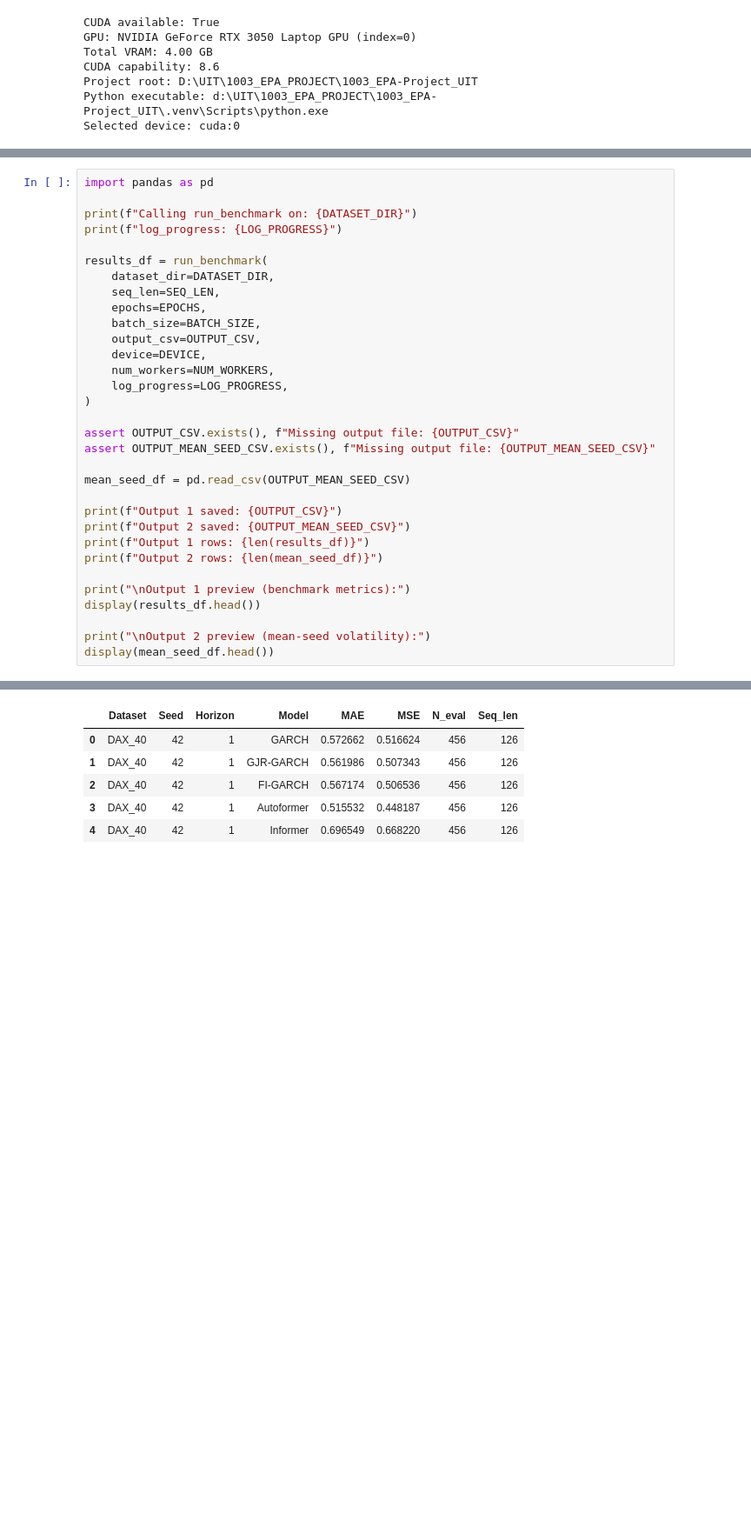
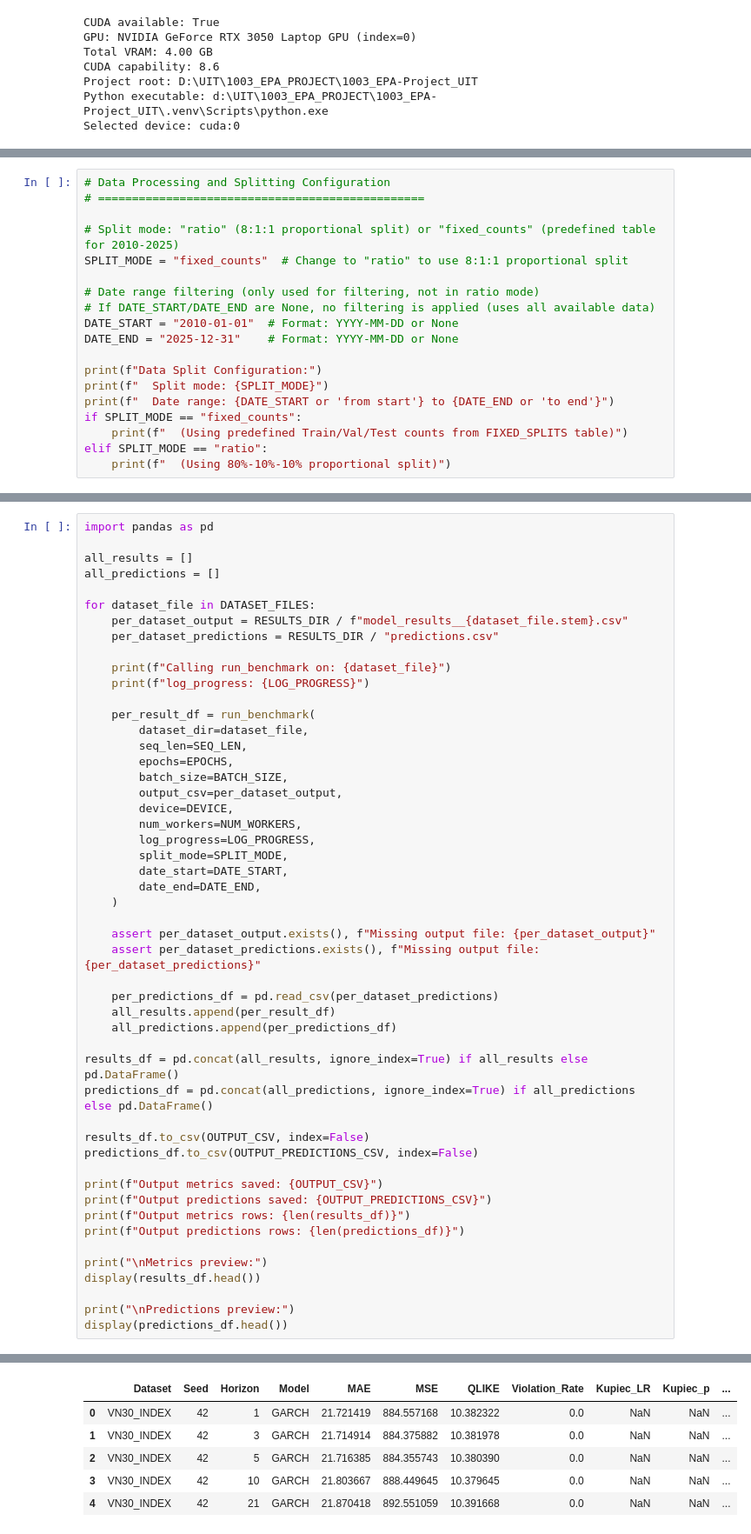
Before and after one commit to nhanbayern/1003_EPA-Project_UIT, a Jupyter notebook: model/Run_AAAI24_GARCH_NN_Reproduction.ipynb, the cells around one changed output, grey strips where cells are left out. Shown at 87% size. Cells and saved outputs as stored; diff of their text form; blank space fills up the shorter version.

```diff
--- a/model/Run_AAAI24_GARCH_NN_Reproduction.ipynb
+++ b/model/Run_AAAI24_GARCH_NN_Reproduction.ipynb
@@ -139,0 +135,19 @@ Output 2 (mean-seed volatility): D:\UIT\1003_EPA_PROJECT\1003_EPA-Project_UIT\AA
+# %%
+# Data Processing and Splitting Configuration
+# ================================================
+
+# Split mode: "ratio" (8:1:1 proportional split) or "fixed_counts" (predefined table for 2010-2025)
+SPLIT_MODE = "fixed_counts"  # Change to "ratio" to use 8:1:1 proportional split
+
+# Date range filtering (only used for filtering, not in ratio mode)
+# If DATE_START/DATE_END are None, no filtering is applied (uses all available data)
+DATE_START = "2010-01-01"  # Format: YYYY-MM-DD or None
+DATE_END = "2025-12-31"    # Format: YYYY-MM-DD or None
+
+print(f"Data Split Configuration:")
+print(f"  Split mode: {SPLIT_MODE}")
+print(f"  Date range: {DATE_START or 'from start'} to {DATE_END or 'to end'}")
+if SPLIT_MODE == "fixed_counts":
+    print(f"  (Using predefined Train/Val/Test counts from FIXED_SPLITS table)")
+elif SPLIT_MODE == "ratio":
+    print(f"  (Using 80%-10%-10% proportional split)")
@@ -140,33 +329,51 @@ Output 2 (mean-seed volatility): D:\UIT\1003_EPA_PROJECT\1003_EPA-Project_UIT\AA
 # %%
 import pandas as pd
 
-print(f"Calling run_benchmark on: {DATASET_DIR}")
-print(f"log_progress: {LOG_PROGRESS}")
+all_results = []
+all_predictions = []
 
-results_df = run_benchmark(
-    dataset_dir=DATASET_DIR,
-    seq_len=SEQ_LEN,
-    epochs=EPOCHS,
-    batch_size=BATCH_SIZE,
-    output_csv=OUTPUT_CSV,
-    device=DEVICE,
-    num_workers=NUM_WORKERS,
-    log_progress=LOG_PROGRESS,
-)
+for dataset_file in DATASET_FILES:
+    per_dataset_output = RESULTS_DIR / f"model_results__{dataset_file.stem}.csv"
+    per_dataset_predictions = RESULTS_DIR / "predictions.csv"
 
-assert OUTPUT_CSV.exists(), f"Missing output file: {OUTPUT_CSV}"
-assert OUTPUT_MEAN_SEED_CSV.exists(), f"Missing output file: {OUTPUT_MEAN_SEED_CSV}"
+    print(f"Calling run_benchmark on: {dataset_file}")
+    print(f"log_progress: {LOG_PROGRESS}")
 
-mean_seed_df = pd.read_csv(OUTPUT_MEAN_SEED_CSV)
+    per_result_df = run_benchmark(
+        dataset_dir=dataset_file,
+        seq_len=SEQ_LEN,
+        epochs=EPOCHS,
+        batch_size=BATCH_SIZE,
+        output_csv=per_dataset_output,
+        device=DEVICE,
+        num_workers=NUM_WORKERS,
+        log_progress=LOG_PROGRESS,
+        split_mode=SPLIT_MODE,
+        date_start=DATE_START,
+        date_end=DATE_END,
+    )
 
-print(f"Output 1 saved: {OUTPUT_CSV}")
-print(f"Output 2 saved: {OUTPUT_MEAN_SEED_CSV}")
-print(f"Output 1 rows: {len(results_df)}")
-print(f"Output 2 rows: {len(mean_seed_df)}")
+    assert per_dataset_output.exists(), f"Missing output file: {per_dataset_output}"
+    assert per_dataset_predictions.exists(), f"Missing output file: {per_dataset_predictions}"
 
-print("\nOutput 1 preview (benchmark metrics):")
+    per_predictions_df = pd.read_csv(per_dataset_predictions)
+    all_results.append(per_result_df)
+    all_predictions.append(per_predictions_df)
+
+results_df = pd.concat(all_results, ignore_index=True) if all_results else pd.DataFrame()
+predictions_df = pd.concat(all_predictions, ignore_index=True) if all_predictions else pd.DataFrame()
+
+results_df.to_csv(OUTPUT_CSV, index=False)
+predictions_df.to_csv(OUTPUT_PREDICTIONS_CSV, index=False)
+
+print(f"Output metrics saved: {OUTPUT_CSV}")
+print(f"Output predictions saved: {OUTPUT_PREDICTIONS_CSV}")
+print(f"Output metrics rows: {len(results_df)}")
+print(f"Output predictions rows: {len(predictions_df)}")
+
+print("\nMetrics preview:")
 display(results_df.head())
 
-print("\nOutput 2 preview (mean-seed volatility):")
-display(mean_seed_df.head())
+print("\nPredictions preview:")
+display(predictions_df.head())
 # %% [output]
@@ -190,6 +397,6 @@ Output 1 preview (benchmark metrics):
-|  | Dataset | Seed | Horizon | Model | MAE | MSE | N_eval | Seq_len |
-| 0 | DAX_40 | 42 | 1 | GARCH | 0.572662 | 0.516624 | 456 | 126 |
-| 1 | DAX_40 | 42 | 1 | GJR-GARCH | 0.561986 | 0.507343 | 456 | 126 |
-| 2 | DAX_40 | 42 | 1 | FI-GARCH | 0.567174 | 0.506536 | 456 | 126 |
-| 3 | DAX_40 | 42 | 1 | Autoformer | 0.515532 | 0.448187 | 456 | 126 |
-| 4 | DAX_40 | 42 | 1 | Informer | 0.696549 | 0.668220 | 456 | 126 |
+|  | Dataset | Seed | Horizon | Model | MAE | MSE | QLIKE | Violation_Rate | Kupiec_LR | Kupiec_p | ... |
+| 0 | VN30_INDEX | 42 | 1 | GARCH | 21.721419 | 884.557168 | 10.382322 | 0.0 | NaN | NaN | ... |
+| 1 | VN30_INDEX | 42 | 3 | GARCH | 21.714914 | 884.375882 | 10.381978 | 0.0 | NaN | NaN | ... |
+| 2 | VN30_INDEX | 42 | 5 | GARCH | 21.716385 | 884.355743 | 10.380390 | 0.0 | NaN | NaN | ... |
+| 3 | VN30_INDEX | 42 | 10 | GARCH | 21.803667 | 888.449645 | 10.379645 | 0.0 | NaN | NaN | ... |
+| 4 | VN30_INDEX | 42 | 21 | GARCH | 21.870418 | 892.551059 | 10.391668 | 0.0 | NaN | NaN | ... |
```
Also changed, not shown: parts of 10 cells of this notebook, 49 other files.
